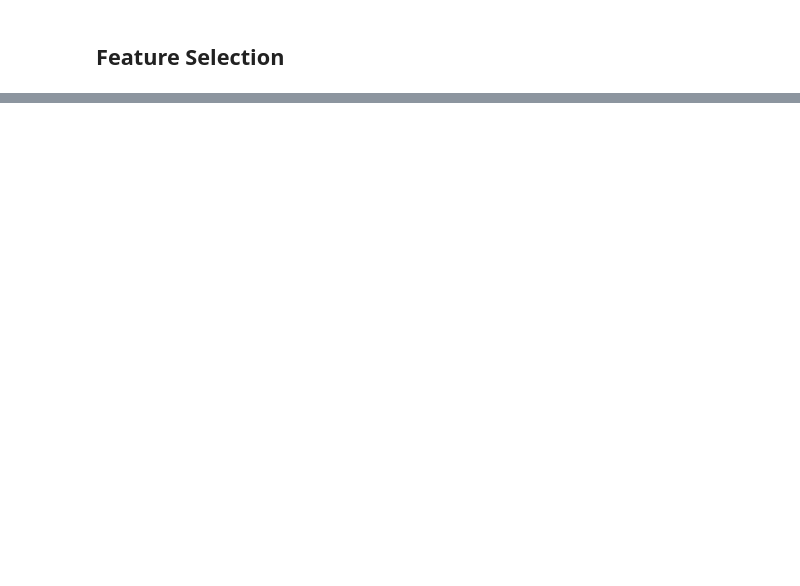
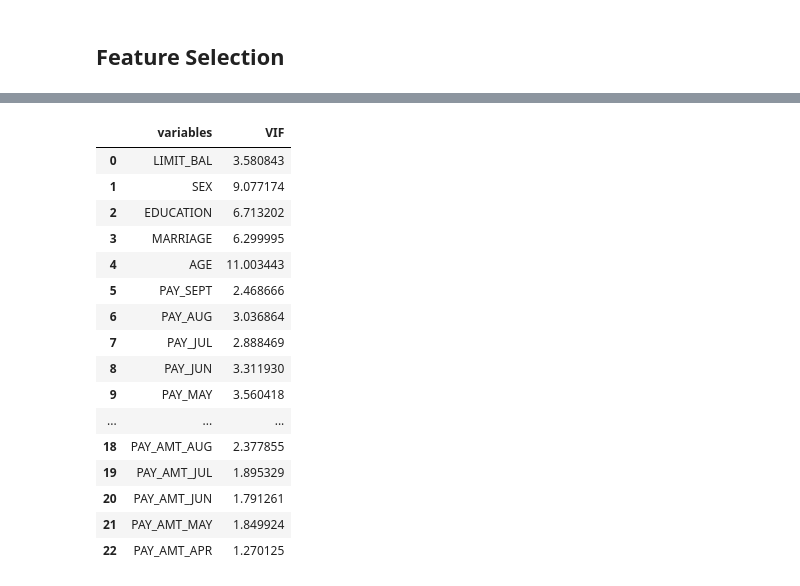
Before and after one commit to kota-Git/Credit_Card_Fraud_Detection_Real_Time, a Jupyter notebook: note_book/2_Feature_Engineering_&_Model_Training.ipynb, the cells around one changed output, grey strips where cells are left out. Cells and saved outputs as stored; diff of their text form; code cells hidden in the pictures; blank space fills up the shorter version.

```diff
--- a/note_book/2_Feature_Engineering_&_Model_Training.ipynb
+++ b/note_book/2_Feature_Engineering_&_Model_Training.ipynb
@@ -110,0 +182,21 @@ We have 14 continuous_features : ['LIMIT_BAL', 'AGE', 'BILL_AMT1', 'BILL_AMT2',
+# %%
+# finding multicollinear and dropout that value
+calc_vif(df[[i for i in df.describe().columns if i not in ["default payment next month"]]])
+# %% [output]
+|  | variables | VIF |
+| 0 | LIMIT_BAL | 3.580843 |
+| 1 | SEX | 9.077174 |
+| 2 | EDUCATION | 6.713202 |
+| 3 | MARRIAGE | 6.299995 |
+| 4 | AGE | 11.003443 |
+| 5 | PAY_SEPT | 2.468666 |
+| 6 | PAY_AUG | 3.036864 |
+| 7 | PAY_JUL | 2.888469 |
+| 8 | PAY_JUN | 3.311930 |
+| 9 | PAY_MAY | 3.560418 |
+| ... | ... | ... |
+| 18 | PAY_AMT_AUG | 2.377855 |
+| 19 | PAY_AMT_JUL | 1.895329 |
+| 20 | PAY_AMT_JUN | 1.791261 |
+| 21 | PAY_AMT_MAY | 1.849924 |
+| 22 | PAY_AMT_APR | 1.270125 |
```
Also changed, not shown: parts of 64 cells of this notebook.
